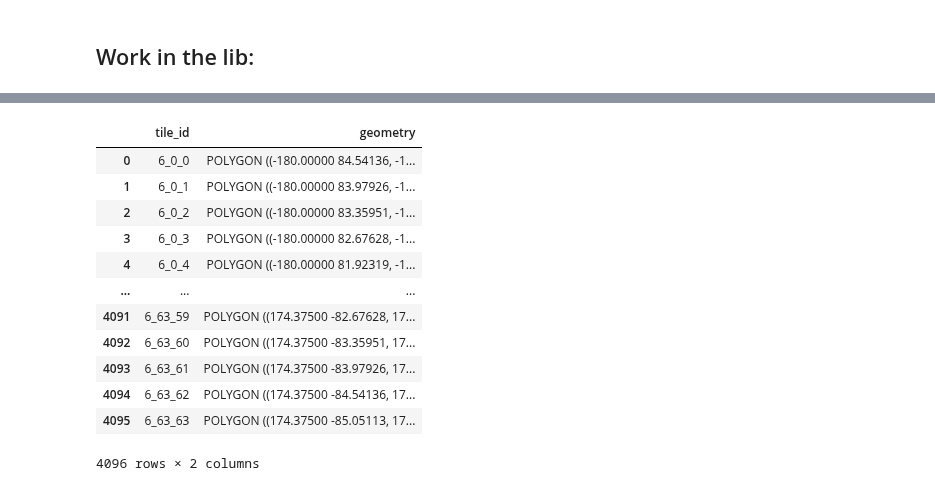
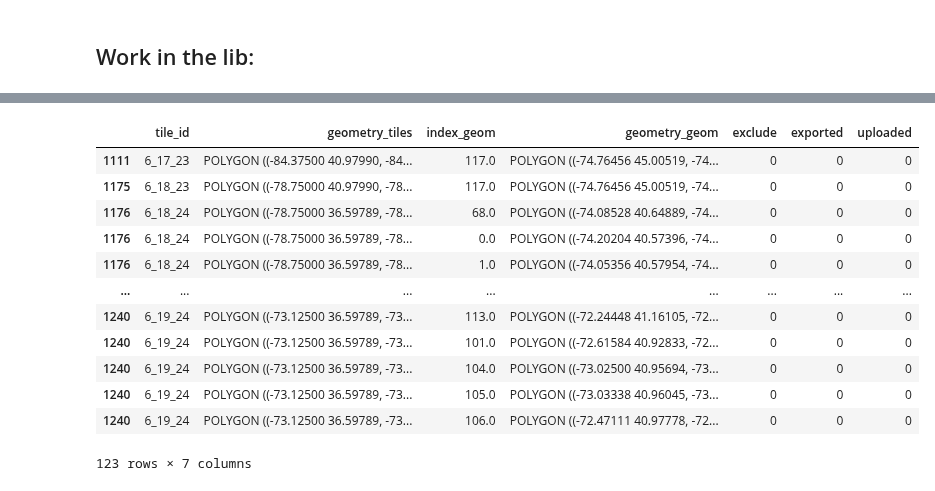
Before and after one commit to vizzTools/osmUtils, a Jupyter notebook: osmUtils_prototype.ipynb, the cells around one changed output, grey strips where cells are left out. Drawn from its saved outputs; the diff is of its cells as text; code cells hidden in the pictures.

Commit message:
add code for generating manifest

```diff
--- a/osmUtils_prototype.ipynb
+++ b/osmUtils_prototype.ipynb
@@ -251,16 +380,16 @@ osm_col
 # %%
-osm_col.generate_tiles()
+osm_col.manifest
 # %% [output]
-|  | tile_id | geometry |
-| 0 | 6_0_0 | POLYGON ((-180.00000 84.54136, -1... |
-| 1 | 6_0_1 | POLYGON ((-180.00000 83.97926, -1... |
-| 2 | 6_0_2 | POLYGON ((-180.00000 83.35951, -1... |
-| 3 | 6_0_3 | POLYGON ((-180.00000 82.67628, -1... |
-| 4 | 6_0_4 | POLYGON ((-180.00000 81.92319, -1... |
-| ... | ... | ... |
-| 4091 | 6_63_59 | POLYGON ((174.37500 -82.67628, 17... |
-| 4092 | 6_63_60 | POLYGON ((174.37500 -83.35951, 17... |
-| 4093 | 6_63_61 | POLYGON ((174.37500 -83.97926, 17... |
-| 4094 | 6_63_62 | POLYGON ((174.37500 -84.54136, 17... |
-| 4095 | 6_63_63 | POLYGON ((174.37500 -85.05113, 17... |
+|  | tile_id | geometry_tiles | index_geom | geometry_geom | exclude | exported | uploaded |
+| 1111 | 6_17_23 | POLYGON ((-84.37500 40.97990, -84... | 117.0 | POLYGON ((-74.76456 45.00519, -74... | 0 | 0 | 0 |
+| 1175 | 6_18_23 | POLYGON ((-78.75000 40.97990, -78... | 117.0 | POLYGON ((-74.76456 45.00519, -74... | 0 | 0 | 0 |
+| 1176 | 6_18_24 | POLYGON ((-78.75000 36.59789, -78... | 68.0 | POLYGON ((-74.08528 40.64889, -74... | 0 | 0 | 0 |
+| 1176 | 6_18_24 | POLYGON ((-78.75000 36.59789, -78... | 0.0 | POLYGON ((-74.20204 40.57396, -74... | 0 | 0 | 0 |
+| 1176 | 6_18_24 | POLYGON ((-78.75000 36.59789, -78... | 1.0 | POLYGON ((-74.05356 40.57954, -74... | 0 | 0 | 0 |
+| ... | ... | ... | ... | ... | ... | ... | ... |
+| 1240 | 6_19_24 | POLYGON ((-73.12500 36.59789, -73... | 113.0 | POLYGON ((-72.24448 41.16105, -72... | 0 | 0 | 0 |
+| 1240 | 6_19_24 | POLYGON ((-73.12500 36.59789, -73... | 101.0 | POLYGON ((-72.61584 40.92833, -72... | 0 | 0 | 0 |
+| 1240 | 6_19_24 | POLYGON ((-73.12500 36.59789, -73... | 104.0 | POLYGON ((-73.02500 40.95694, -73... | 0 | 0 | 0 |
+| 1240 | 6_19_24 | POLYGON ((-73.12500 36.59789, -73... | 105.0 | POLYGON ((-73.03338 40.96045, -73... | 0 | 0 | 0 |
+| 1240 | 6_19_24 | POLYGON ((-73.12500 36.59789, -73... | 106.0 | POLYGON ((-72.47111 40.97778, -72... | 0 | 0 | 0 |
-4096 rows × 2 columns
+123 rows × 7 columns
```
Also changed, not shown: parts of 4 cells of this notebook, 3 other files.
